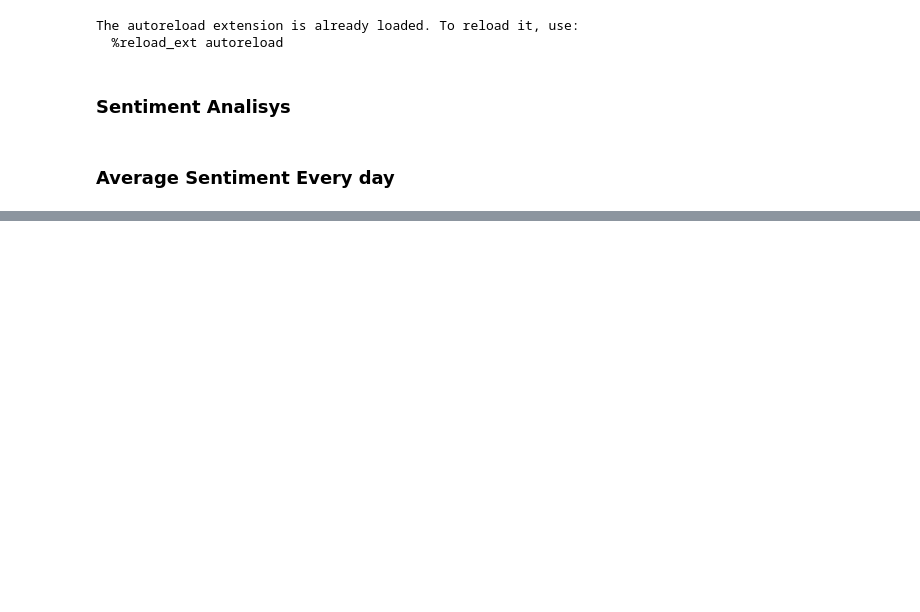
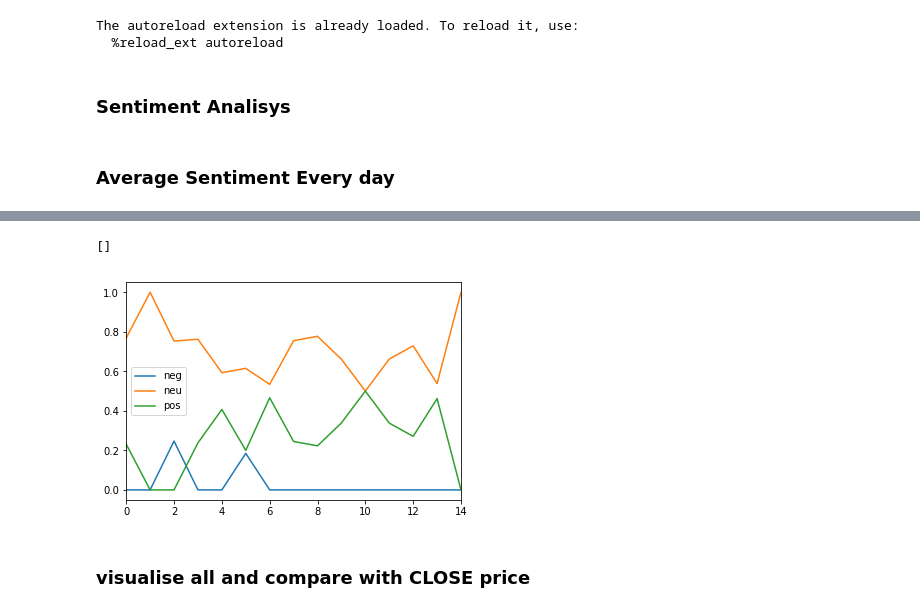
Before and after one commit to Anotherother/pricePrediction, a Jupyter notebook: NewsHeadline/Headline Semantic.ipynb, the cells around one changed output, grey strips where cells are left out. Saved outputs shown, nothing was run; the diff lists cells and outputs as text; code cells hidden in the pictures; blank space fills up the shorter version.

```diff
--- a/NewsHeadline/Headline Semantic.ipynb
+++ b/NewsHeadline/Headline Semantic.ipynb
@@ -42,0 +56,8 @@ news_btc_com_AS = df_prep.averageSintimentEveryDay(dataframe_news_btc_com)
+# %%
+cryptocoinnews_AS.plot()
+plt.plot()
+# %% [output]
+[]
+[figure, added]
+# %% [markdown]
+### visualise all and compare with CLOSE price
```
Also changed, not shown: parts of 8 cells of this notebook, 7 other files.
